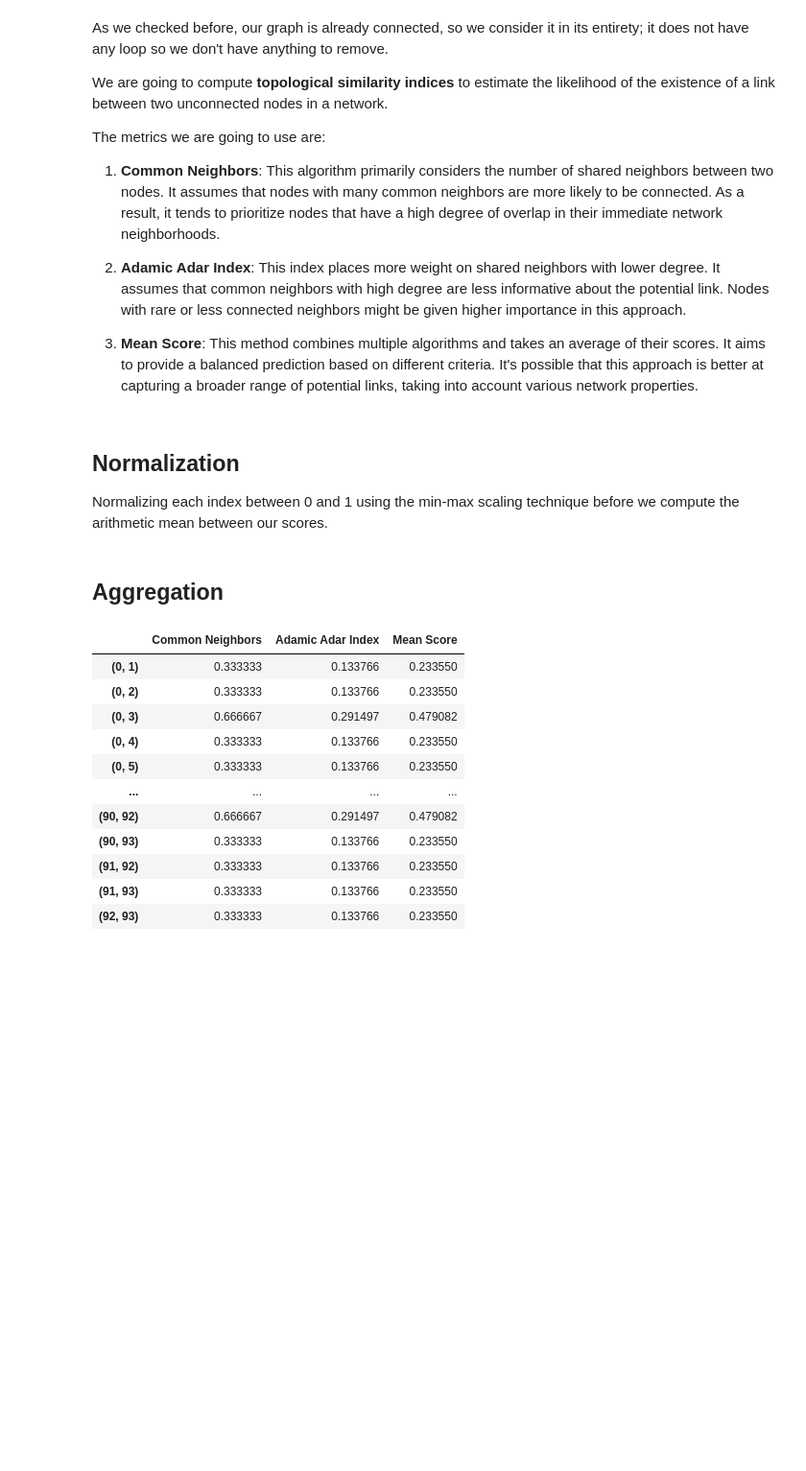
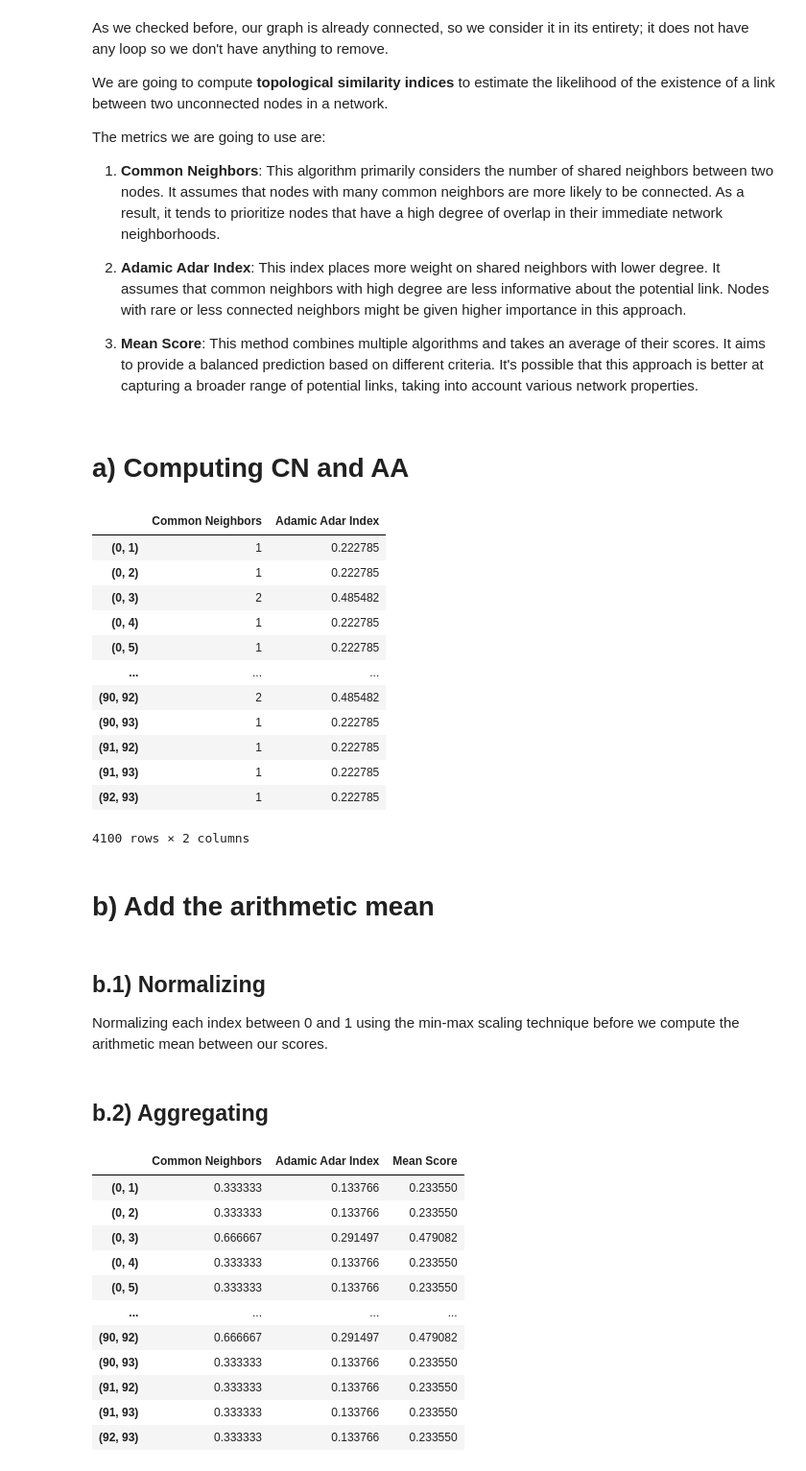
Before and after one commit to Dadd0/social-network-analysis-forrest-gump, a Jupyter notebook: forrest_gump.ipynb, the cells around one changed output. Shown at 96% size. Saved outputs shown, nothing was run; the diff lists cells and outputs as text; code cells hidden in the pictures; blank space fills up the shorter version.

```diff
--- a/forrest_gump.ipynb
+++ b/forrest_gump.ipynb
@@ -758,6 +807,8 @@ Nodes with rare or less connected neighbors might be given higher importance in
 
 3. **Mean Score**: This method combines multiple algorithms and takes an average of their scores. It aims to provide a balanced prediction based on different criteria.
 It's possible that this approach is better at capturing a broader range of potential links, taking into account various network properties.
+# %% [markdown]
+#  a) Computing  CN and AA
 # %%
 G_complement = nx.complement(G)
 unconnected_pairs = G_complement.edges()
@@ -786,11 +837,28 @@ index = list(common_neighbors.keys()) # the index to use in our dataframe, since
 # %%
 cn_ser = pd.Series(common_neighbors.values(), index = index)
 aa_ser = pd.Series(adamic_adar_index.values(), index = index)
 
 # we create a dataframe having as index the pairs of unconnected nodes
 df = pd.DataFrame({"Common Neighbors": cn_ser, "Adamic Adar Index":aa_ser})
+df
+# %% [output]
+|  | Common Neighbors | Adamic Adar Index |
+| (0, 1) | 1 | 0.222785 |
+| (0, 2) | 1 | 0.222785 |
+| (0, 3) | 2 | 0.485482 |
+| (0, 4) | 1 | 0.222785 |
+| (0, 5) | 1 | 0.222785 |
+| ... | ... | ... |
+| (90, 92) | 2 | 0.485482 |
+| (90, 93) | 1 | 0.222785 |
+| (91, 92) | 1 | 0.222785 |
+| (91, 93) | 1 | 0.222785 |
+| (92, 93) | 1 | 0.222785 |
+4100 rows × 2 columns
+# %% [markdown]
+# b) Add the arithmetic mean
 # %% [markdown]
-## Normalization
+## b.1) Normalizing
 Normalizing each index between 0 and 1 using the min-max scaling technique before we compute the arithmetic mean between our scores.
 # %%
 def min_max_scale(data):
@@ -798,7 +866,7 @@ def min_max_scale(data):
 
 scaled_df = df.transform(min_max_scale, axis = 0)
-# %% [markdown]
-## Aggregation
+# %% [markdown]
+## b.2) Aggregating
 # %%
 scaled_df['Mean Score'] = scaled_df.agg(['mean'], axis = 1)
 scaled_df
```
Also changed, not shown: parts of 24 cells of this notebook, 1 other file.
